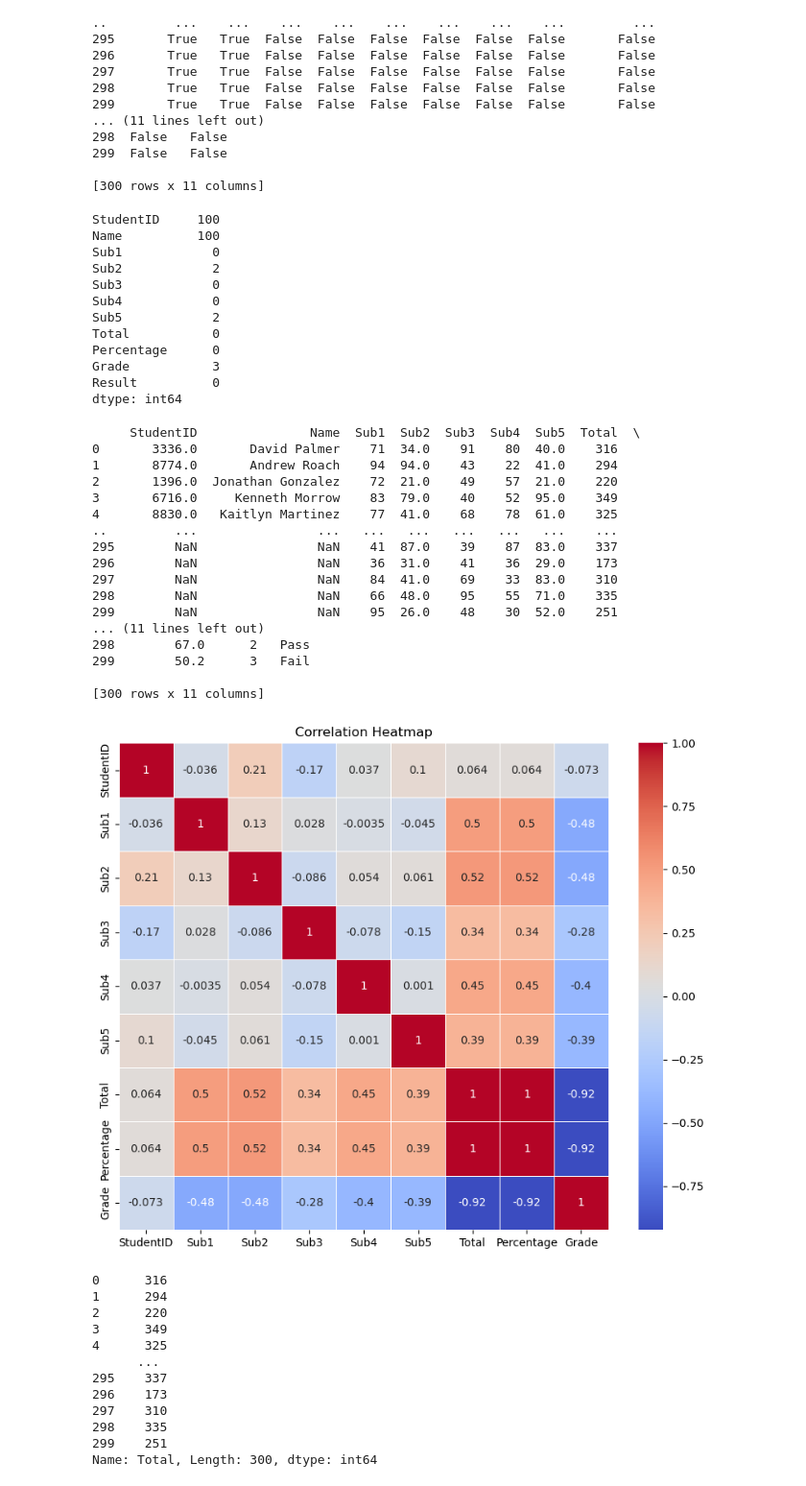
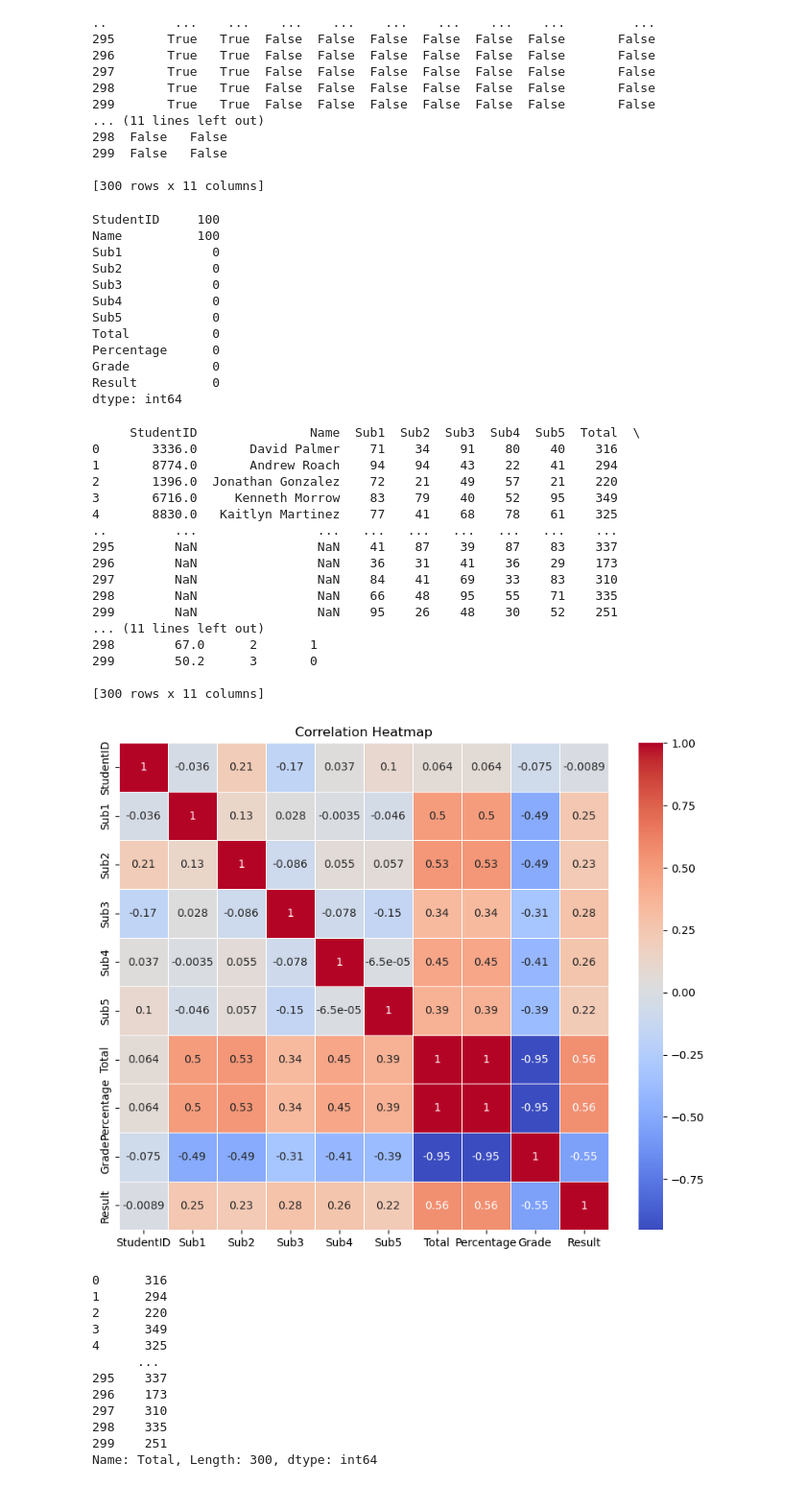
Before and after one commit to Jothi-shri/Python, a Jupyter notebook: Home Work/Day_26.ipynb, the cells around one changed output. Shown at 96% size. Saved outputs shown, nothing was run; the diff lists cells and outputs as text; code cells hidden in the pictures.

```diff
--- a/Home Work/Day_26.ipynb
+++ b/Home Work/Day_26.ipynb
@@ -2,7 +2,7 @@
 import pandas as pd
 
 # Read Excel file directly into a DataFrame
-df = pd.read_excel(r"C:/Users/JOTHISHRI/Downloads/students_marks_300.xlsx")
+df = pd.read_csv(r"C:\Users\JOTHISHRI\Documents\Python\students_marks_300.csv")
 
 df
 # %% [output]
@@ -103,13 +103,13 @@ print(empty)
 StudentID     100
 Name          100
 Sub1            0
-Sub2            2
+Sub2            0
 Sub3            0
 Sub4            0
-Sub5            2
+Sub5            0
 Total           0
 Percentage      0
-Grade           3
+Grade           0
 Result          0
 dtype: int64
 # %%
@@ -117,45 +117,51 @@ from sklearn.preprocessing import LabelEncoder
 label_encoder = LabelEncoder()
 
 
+# Encode multiple categorical columns
+for col in ["Grade", "Result"]:
+    df[col] = label_encoder.fit_transform(df[col])
 
-df["Grade"] = label_encoder.fit_transform(df["Grade"])
 print(df)
+
+
+# df[["Grade","Result"]] = label_encoder.fit_transform(df[["Grade","Result"]])
+# print(df)
 # %% [output]
      StudentID               Name  Sub1  Sub2  Sub3  Sub4  Sub5  Total  \
-0       3336.0       David Palmer    71  34.0    91    80  40.0    316
-1       8774.0       Andrew Roach    94  94.0    43    22  41.0    294
-2       1396.0  Jonathan Gonzalez    72  21.0    49    57  21.0    220
-3       6716.0     Kenneth Morrow    83  79.0    40    52  95.0    349
-4       8830.0   Kaitlyn Martinez    77  41.0    68    78  61.0    325
+0       3336.0       David Palmer    71    34    91    80    40    316
+1       8774.0       Andrew Roach    94    94    43    22    41    294
+2       1396.0  Jonathan Gonzalez    72    21    49    57    21    220
+3       6716.0     Kenneth Morrow    83    79    40    52    95    349
+4       8830.0   Kaitlyn Martinez    77    41    68    78    61    325
 ..         ...                ...   ...   ...   ...   ...   ...    ...
-295        NaN                NaN    41  87.0    39    87  83.0    337
-296        NaN                NaN    36  31.0    41    36  29.0    173
-297        NaN                NaN    84  41.0    69    33  83.0    310
-298        NaN                NaN    66  48.0    95    55  71.0    335
-299        NaN                NaN    95  26.0    48    30  52.0    251
+295        NaN                NaN    41    87    39    87    83    337
+296        NaN                NaN    36    31    41    36    29    173
+297        NaN                NaN    84    41    69    33    83    310
+298        NaN                NaN    66    48    95    55    71    335
+299        NaN                NaN    95    26    48    30    52    251
 ... (11 lines left out)
-298        67.0      2   Pass
-299        50.2      3   Fail
+298        67.0      2       1
+299        50.2      3       0
 
 [300 rows x 11 columns]
 # %%
 import seaborn as sns
 import matplotlib.pyplot as plt
 
 # Keep only numeric columns
-data1 = df.drop(["Name"], axis=1).select_dtypes(include=["number"])
+data1 = df.drop(["Name"], axis=1)
 
 
 # Correlation matrix
 correlation_matrix = data1.corr()
 
 # Plot heatmap
 plt.figure(figsize=(10, 8))
 sns.heatmap(correlation_matrix, annot=True, cmap='coolwarm', linewidths=0.5)
 plt.title('Correlation Heatmap')
 plt.show()
 # %% [output]
-[figure, old version]
+[figure, new version]
 # %%
 X=df.drop(['Name',"Total","StudentID","Grade"],axis=1)
 Y=df["Total"]
```
Also changed, not shown: parts of 15 cells of this notebook, 2 other files.
